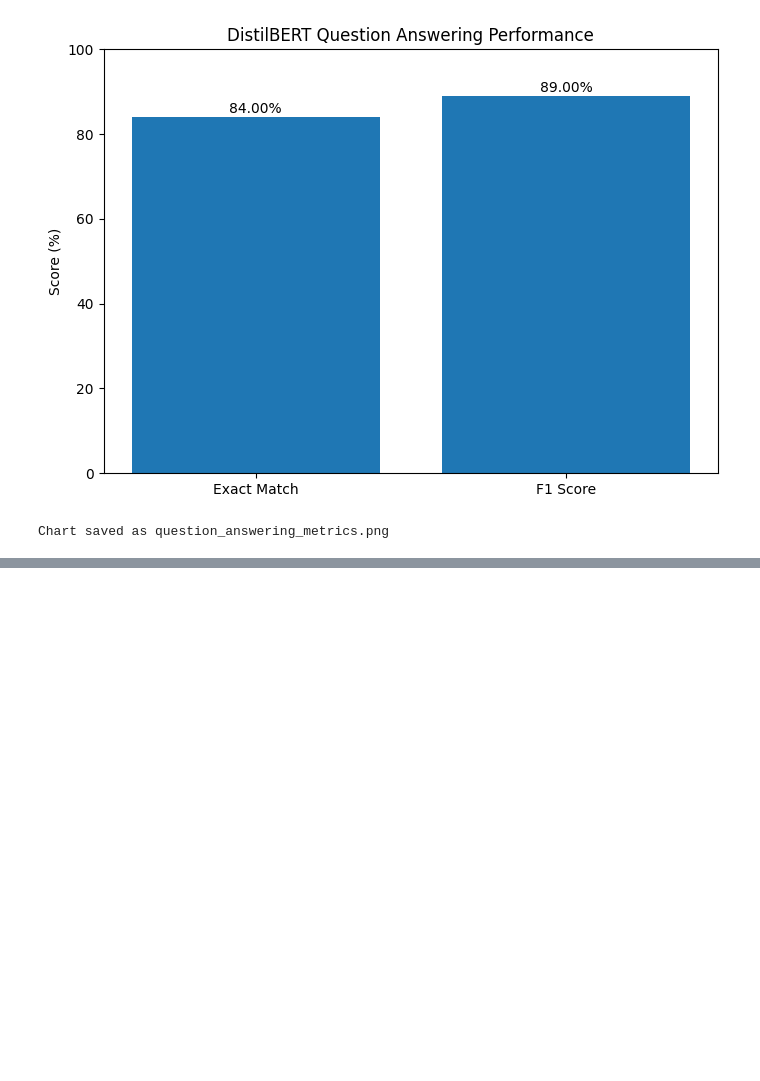
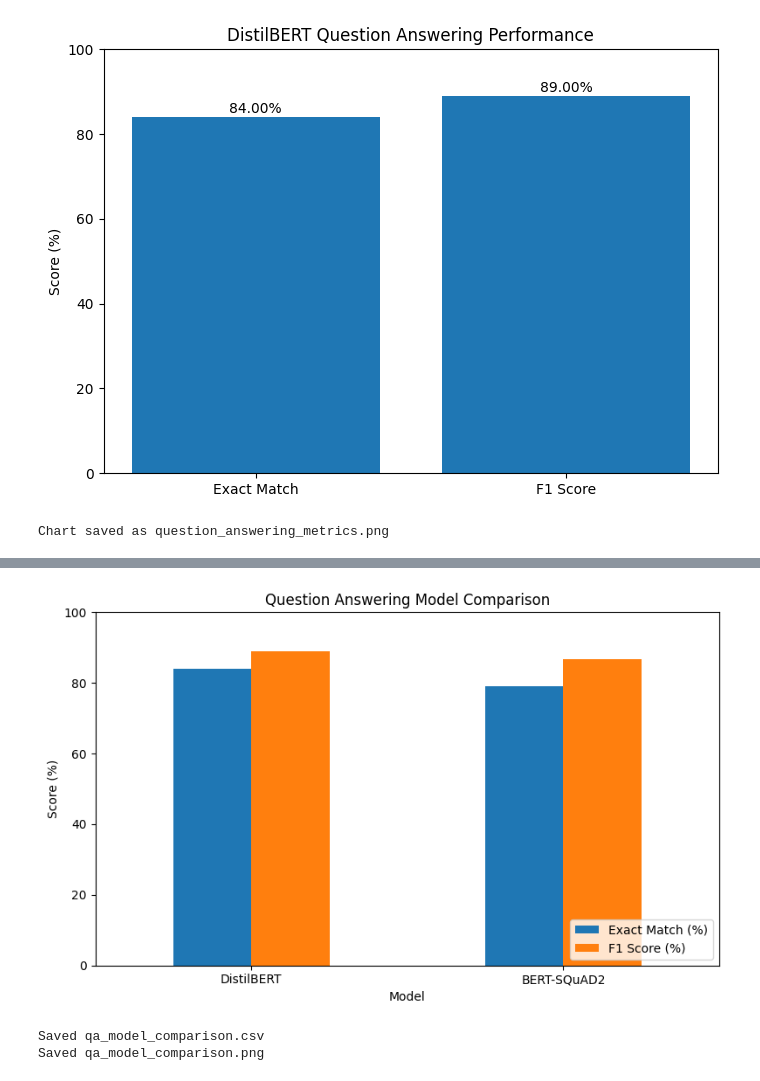
Before and after one commit to stewartdaniel291004-dot/question-answering-transformers, a Jupyter notebook: Question_answering_transformers.ipynb, the cells around one changed output, grey strips where cells are left out. Saved outputs shown, nothing was run; the diff lists cells and outputs as text; code cells hidden in the pictures; blank space fills up the shorter version.

```diff
--- a/Question_answering_transformers.ipynb
+++ b/Question_answering_transformers.ipynb
@@ -288,3 +288,12 @@ print("Chart saved as question_answering_metrics.png")
 # %% [output]
 [figure]
 Chart saved as question_answering_metrics.png
+# %%
+from transformers import pipeline
+
+bert_qa_pipeline = pipeline(
+    "question-answering",
+    model="deepset/bert-base-cased-squad2"
+)
+
+print("Second QA model loaded successfully!")
@@ -290,0 +373,36 @@ Chart saved as question_answering_metrics.png
+# %%
+import matplotlib.pyplot as plt
+
+# Save the comparison table
+comparison_df.to_csv(
+    "qa_model_comparison.csv",
+    index=False
+)
+
+# Plot Exact Match and F1 scores
+plot_df = comparison_df.set_index("Model")[
+    ["Exact Match (%)", "F1 Score (%)"]
+]
+
+ax = plot_df.plot(
+    kind="bar",
+    figsize=(8, 5),
+    ylim=(0, 100)
+)
+
+ax.set_title("Question Answering Model Comparison")
+ax.set_ylabel("Score (%)")
+ax.set_xlabel("Model")
+ax.legend(loc="lower right")
+plt.xticks(rotation=0)
+plt.tight_layout()
+
+plt.savefig("qa_model_comparison.png", dpi=300)
+plt.show()
+
+print("Saved qa_model_comparison.csv")
+print("Saved qa_model_comparison.png")
+# %% [output]
+[figure, added]
+Saved qa_model_comparison.csv
+Saved qa_model_comparison.png
```
Also changed, not shown: parts of 6 cells of this notebook.
